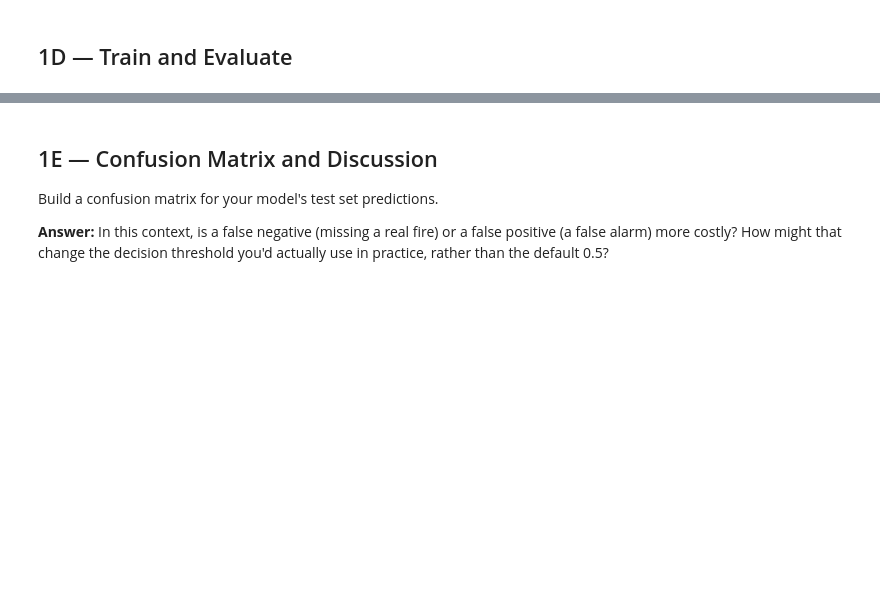
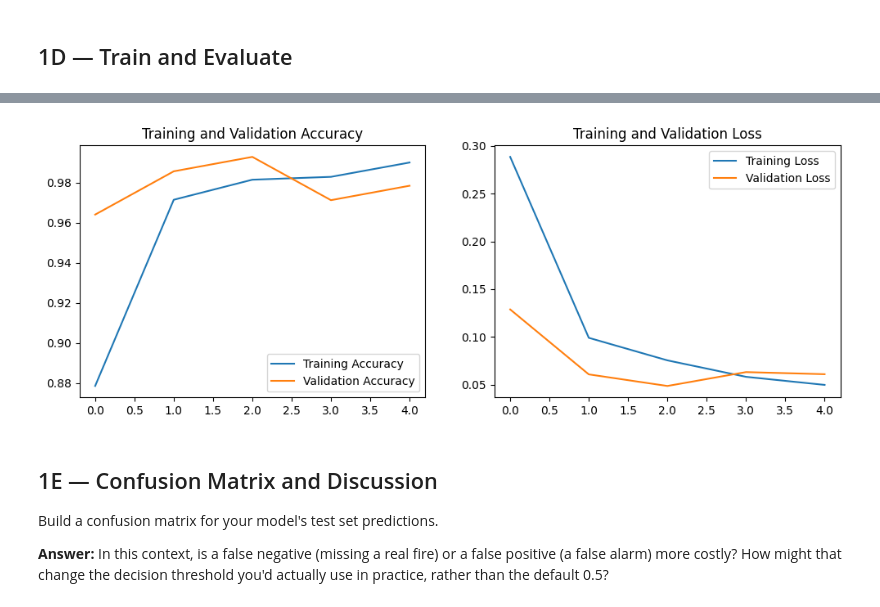
Before and after one commit to RidSis15/IT480-FA26, a Jupyter notebook: Assignment2_TransferLearning.ipynb, the cells around one changed output, grey strips where cells are left out. Cells and saved outputs as stored; diff of their text form; code cells hidden in the pictures; blank space fills up the shorter version.

```diff
--- a/Assignment2_TransferLearning.ipynb
+++ b/Assignment2_TransferLearning.ipynb
@@ -104,2 +171,8 @@ Preprocess your data (`train_raw_fire`, `val_raw_fire`, `test_raw_fire`) using M
 # %%
 # Compile your model here
+
+mobilenet_model.compile(optimizer='adam',
+                         loss='sparse_categorical_crossentropy',
+                         metrics=['accuracy'])
+
+mobilenet_model.summary()
@@ -111,0 +203,8 @@ Preprocess your data (`train_raw_fire`, `val_raw_fire`, `test_raw_fire`) using M
+# %%
+# Train Model here (Used the validation split created above)
+mobilenet_history = mobilenet_model.fit(
+    train_ds_fire,
+    validation_data=val_ds_fire,
+    epochs=5,
+    class_weight=class_weights
+)
@@ -112,3 +236,29 @@ Preprocess your data (`train_raw_fire`, `val_raw_fire`, `test_raw_fire`) using M
+# %%
+# Training and validation Accuracy and Loss shown visually
+
+acc = mobilenet_history.history['accuracy']
+val_acc = mobilenet_history.history['val_accuracy']
+
+loss = mobilenet_history.history['loss']
+val_loss = mobilenet_history.history['val_loss']
+
+epochs_range = range(len(acc))
+
+plt.figure(figsize=(12, 4))
+plt.subplot(1, 2, 1)
+plt.plot(epochs_range, acc, label='Training Accuracy')
+plt.plot(epochs_range, val_acc, label='Validation Accuracy')
+plt.legend(loc='lower right')
+plt.title('Training and Validation Accuracy')
+
+plt.subplot(1, 2, 2)
+plt.plot(epochs_range, loss, label='Training Loss')
+plt.plot(epochs_range, val_loss, label='Validation Loss')
+plt.legend(loc='upper right')
+plt.title('Training and Validation Loss')
+plt.show()
+# %% [output]
+[figure, added]
 # %% [markdown]
 ## 1E — Confusion Matrix and Discussion
 
```
Also changed, not shown: parts of 20 cells of this notebook.
